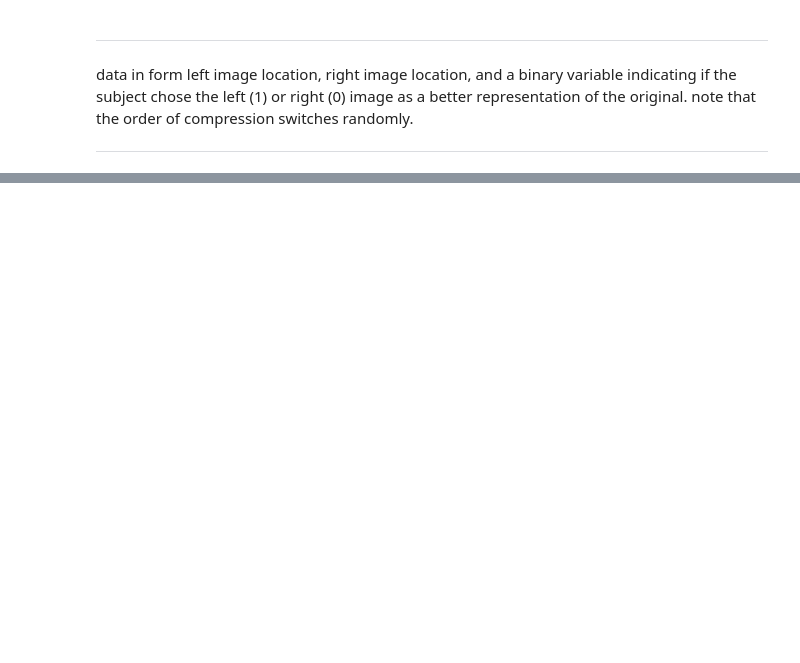
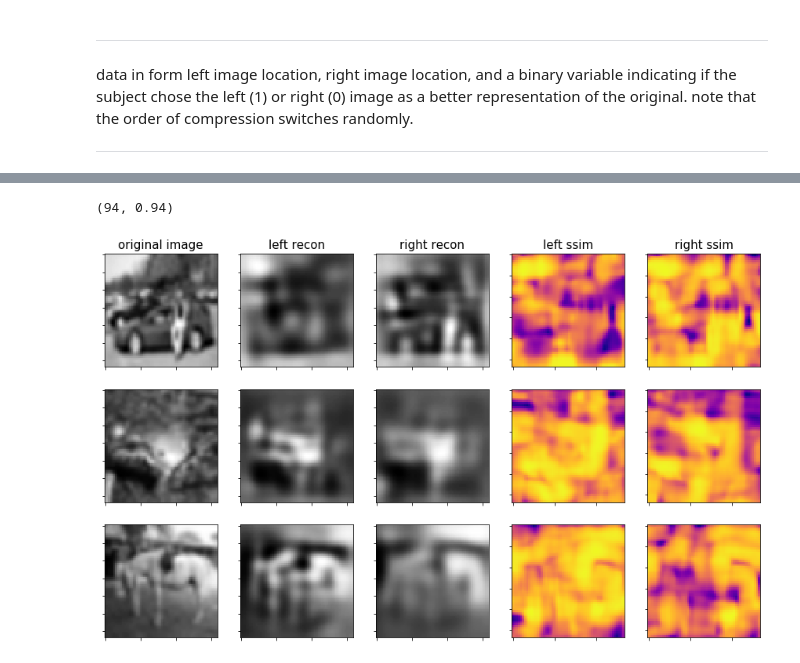
Before and after one commit to michaelneuder/image_quality_analysis, a Jupyter notebook: bin/calculations/human_data/human_data_sample.ipynb, the cells around one changed output, grey strips where cells are left out. Cells and saved outputs as stored; diff of their text form; code cells hidden in the pictures; blank space fills up the shorter version.

```diff
--- a/bin/calculations/human_data/human_data_sample.ipynb
+++ b/bin/calculations/human_data/human_data_sample.ipynb
@@ -30,0 +100,17 @@ plt.show()
+# %%
+bar = progressbar.ProgressBar()
+correct = 0
+for ii in bar(range(100)):
+    left_im = Image.open('iclr_images/' +  human_df['left_file'][ii][1:-1])
+    left_im_pix = np.asarray(left_im)
+    right_im = Image.open('iclr_images/' +  human_df['right_file'][ii][1:-1])
+    right_im_pix = np.asarray(right_im)
+    orig_im = Image.open('iclr_images/' +  human_df['orig_file'][ii][1:-1])
+    orig_im_pix = np.asarray(orig_im)
+
+    left_ssim = calculate_ssim_image(orig_im_pix, left_im_pix)
+    right_ssim = calculate_ssim_image(orig_im_pix, right_im_pix)
+
+    ssims = [np.mean(right_ssim), np.mean(left_ssim)]
+    if np.argmax(ssims) == human_df['response_left'][ii]:
+        correct += 1
@@ -30,0 +119,41 @@ plt.show()
+# %%
+correct, correct/100
+# %% [output]
+(94, 0.94)
+# %%
+f, axarr = plt.subplots(nrows=3, ncols=5, figsize=(15,9))
+
+for ii in range(3):
+    index = np.random.randint(100)
+    left_im = Image.open('iclr_images/' +  human_df['left_file'][index][1:-1])
+    left_im_pix = np.asarray(left_im)
+    right_im = Image.open('iclr_images/' +  human_df['right_file'][index][1:-1])
+    right_im_pix = np.asarray(right_im)
+    orig_im = Image.open('iclr_images/' +  human_df['orig_file'][index][1:-1])
+    orig_im_pix = np.asarray(orig_im)
+
+    left_ssim = calculate_ssim_image(orig_im_pix, left_im_pix)
+    right_ssim = calculate_ssim_image(orig_im_pix, right_im_pix)
+
+    axarr[ii][0].imshow(orig_im_pix, cmap='gray')
+    axarr[ii][1].imshow(left_im_pix, cmap='gray')
+    axarr[ii][2].imshow(right_im_pix, cmap='gray')
+    axarr[ii][3].imshow(np.reshape(left_ssim,(54,54)), cmap='plasma')
+    axarr[ii][4].imshow(np.reshape(right_ssim,(54,54)), cmap='plasma')
+
+axarr[0,0].set_title('original image', size=15)
+axarr[0,1].set_title('left recon', size=15)
+axarr[0,2].set_title('right recon', size=15)
+axarr[0,3].set_title('left ssim', size=15)
+axarr[0,4].set_title('right ssim', size=15)
+
+for ax_row in axarr:
+    for ax in ax_row:
+        ax.set_xticklabels([])
+        ax.set_yticklabels([])
+
+plt.savefig('human_judge2.png')
+
+plt.show()
+# %% [output]
+[figure, added]
```
Also changed, not shown: parts of 8 cells of this notebook, 5 other files.
